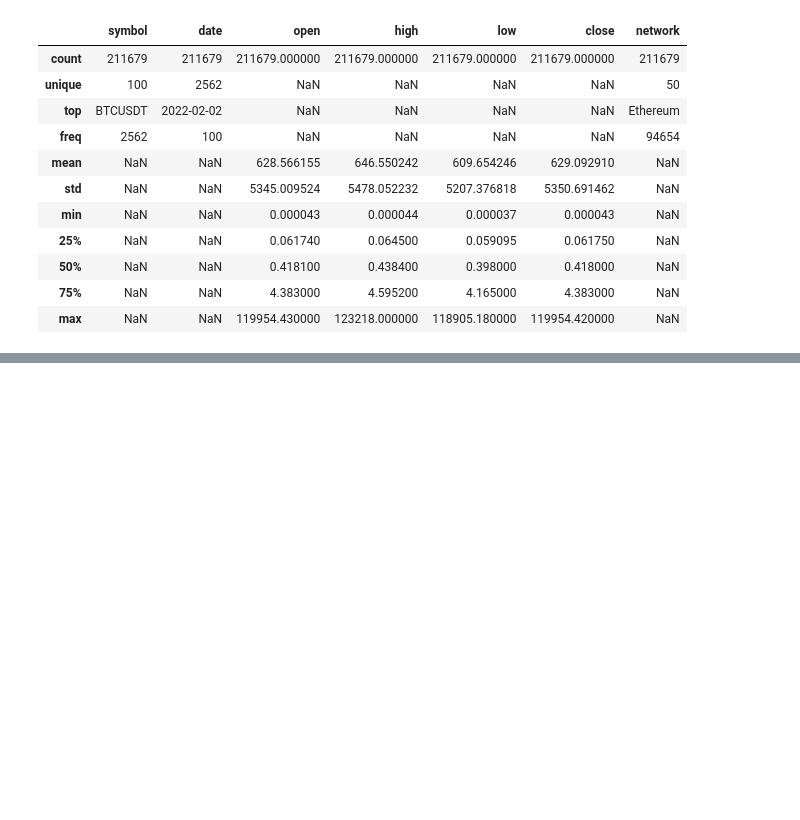
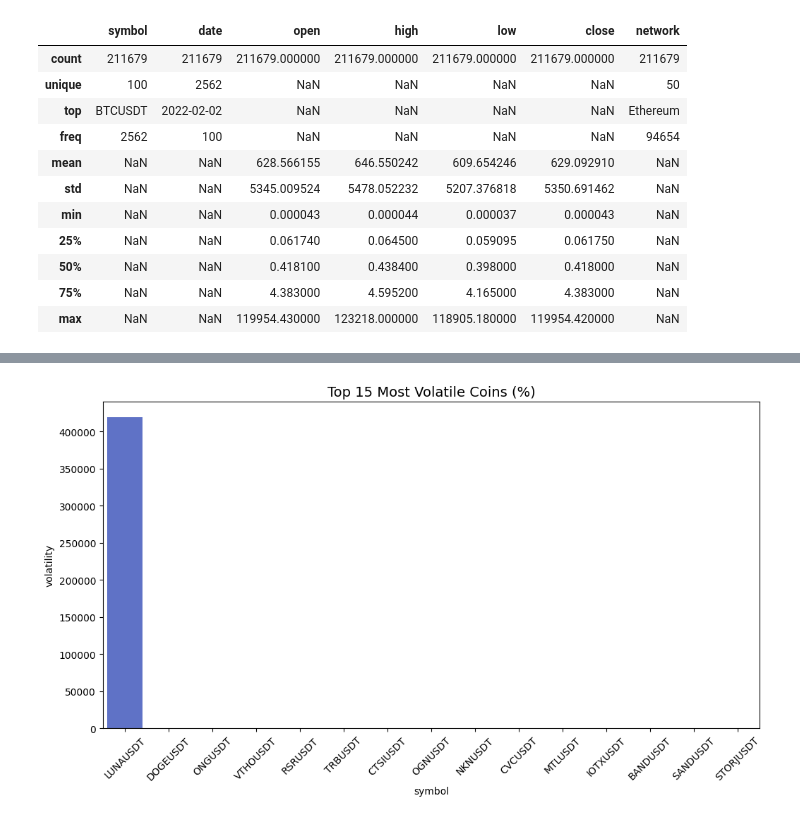
Before and after one commit to alabhastam/crypto-price-forecasting, a Jupyter notebook: main.ipynb, the cells around one changed output, grey strips where cells are left out. Saved outputs shown, nothing was run; the diff lists cells and outputs as text; code cells hidden in the pictures; blank space fills up the shorter version.

```diff
--- a/main.ipynb
+++ b/main.ipynb
@@ -77,0 +160,12 @@ display(df.describe(include='all'))
+# %%
+#  Volatility comparison (std dev of daily returns) by coin
+vol_df = df.groupby('symbol')['close'].apply(lambda x: np.std(x.pct_change()) * 100).reset_index()
+vol_df.columns = ['symbol', 'volatility']
+plt.figure(figsize=(12,6))
+sns.barplot(data=vol_df.sort_values('volatility', ascending=False).head(15),
+            x='symbol', y='volatility', palette='coolwarm')
+plt.title("Top 15 Most Volatile Coins (%)", fontsize=14)
+plt.xticks(rotation=45)
+plt.show()
+# %% [output]
+[figure, added]
```
Also changed, not shown: parts of 10 cells of this notebook.
